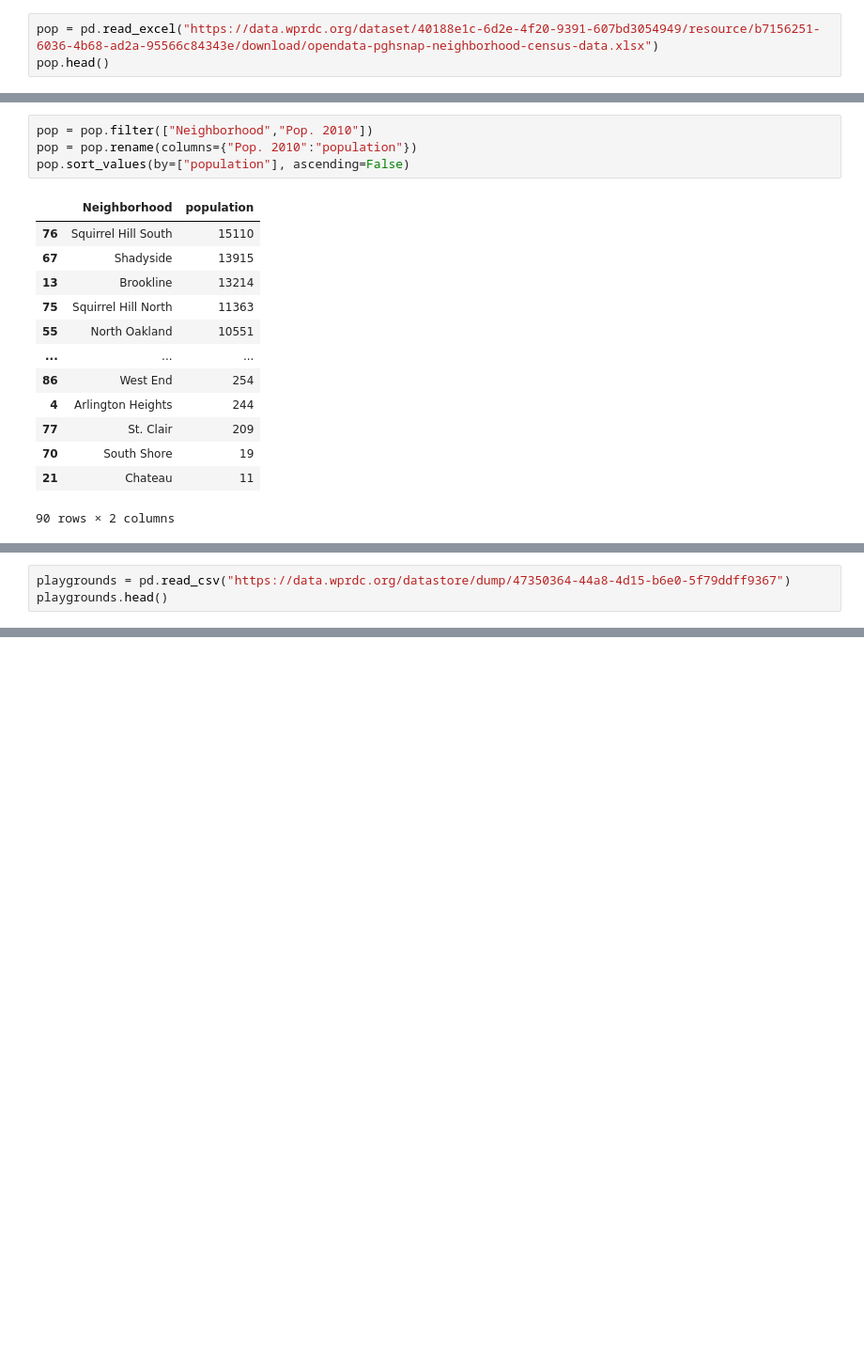
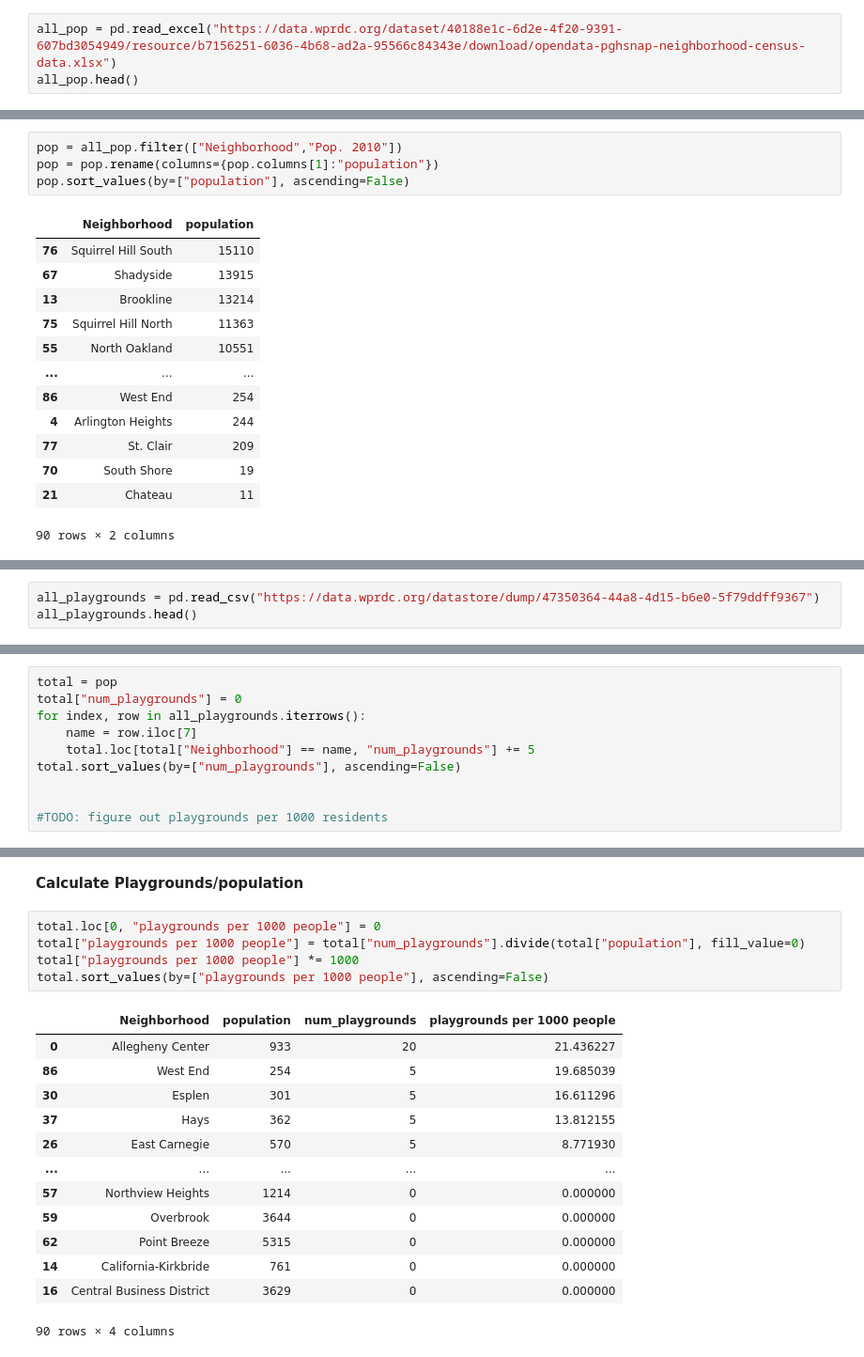
Before and after one commit to blm135/CMPINF0010-Final-Project, a Jupyter notebook: Final-Project.ipynb, the cells around one changed output, grey strips where cells are left out. Shown at 94% size. Saved outputs shown, nothing was run; the diff lists cells and outputs as text; blank space fills up the shorter version.

Commit message:
playgrounds/pop done

```diff
--- a/Final-Project.ipynb
+++ b/Final-Project.ipynb
@@ -35,8 +35,8 @@ import numpy as np
 # %% [markdown]
 ## POPULATION
 # %%
-pop = pd.read_excel("https://data.wprdc.org/dataset/40188e1c-6d2e-4f20-9391-607bd3054949/resource/b7156251-6036-4b68-ad2a-95566c84343e/download/opendata-pghsnap-neighborhood-census-data.xlsx")
-pop.head()
+all_pop = pd.read_excel("https://data.wprdc.org/dataset/40188e1c-6d2e-4f20-9391-607bd3054949/resource/b7156251-6036-4b68-ad2a-95566c84343e/download/opendata-pghsnap-neighborhood-census-data.xlsx")
+all_pop.head()
 # %% [output]
 |  | Neighborhood | Sector # | Pop. 1940 | Pop. 1950 | Pop. 1960 | Pop. 1970 | Pop. 1980 | Pop. 1990 | Pop. 2000 | ... |
 | 0 | Allegheny Center | 3 | 4521 | 3862 | 2512 | 632 | 1586 | 1262 | 886 | ... |
@@ -46,8 +46,8 @@ pop.head()
 | 4 | Arlington Heights | 7 | 2413 | 2860 | 2272 | 2037 | 1466 | 1497 | 238 | ... |
 5 rows × 34 columns
 # %%
-pop = pop.filter(["Neighborhood","Pop. 2010"])
-pop = pop.rename(columns={"Pop. 2010":"population"})
+pop = all_pop.filter(["Neighborhood","Pop. 2010"])
+pop = pop.rename(columns={pop.columns[1]:"population"})
 pop.sort_values(by=["population"], ascending=False)
 # %% [output]
 |  | Neighborhood | population |
@@ -68,6 +68,6 @@ pop.sort_values(by=["population"], ascending=False)
 # %%
-playgrounds = pd.read_csv("https://data.wprdc.org/datastore/dump/47350364-44a8-4d15-b6e0-5f79ddff9367")
-playgrounds.head()
+all_playgrounds = pd.read_csv("https://data.wprdc.org/datastore/dump/47350364-44a8-4d15-b6e0-5f79ddff9367")
+all_playgrounds.head()
 # %% [output]
 |  | id | name | type | maintenance_responsibility | park | street | image | neighborhood | ... |
 | 0 | 731501774 | Able Long Playground | NaN | Parks - Western | Able Long Park | COAST AVE | https://tools.wprdc.org/images/pi... | Beechview | ... |
@@ -98,0 +80,10 @@ playgrounds.sort_values(by=["num_playgrounds"], ascending=False)
+# %%
+total = pop
+total["num_playgrounds"] = 0
+for index, row in all_playgrounds.iterrows():
+    name = row.iloc[7]
+    total.loc[total["Neighborhood"] == name, "num_playgrounds"] += 5
+total.sort_values(by=["num_playgrounds"], ascending=False)
+
+
+#TODO: figure out playgrounds per 1000 residents
@@ -98,0 +104,21 @@ playgrounds.sort_values(by=["num_playgrounds"], ascending=False)
+# %% [markdown]
+**Calculate Playgrounds/population**
+# %%
+total.loc[0, "playgrounds per 1000 people"] = 0
+total["playgrounds per 1000 people"] = total["num_playgrounds"].divide(total["population"], fill_value=0)
+total["playgrounds per 1000 people"] *= 1000
+total.sort_values(by=["playgrounds per 1000 people"], ascending=False)
+# %% [output]
+|  | Neighborhood | population | num_playgrounds | playgrounds per 1000 people |
+| 0 | Allegheny Center | 933 | 20 | 21.436227 |
+| 86 | West End | 254 | 5 | 19.685039 |
+| 30 | Esplen | 301 | 5 | 16.611296 |
+| 37 | Hays | 362 | 5 | 13.812155 |
+| 26 | East Carnegie | 570 | 5 | 8.771930 |
+| ... | ... | ... | ... | ... |
+| 57 | Northview Heights | 1214 | 0 | 0.000000 |
+| 59 | Overbrook | 3644 | 0 | 0.000000 |
+| 62 | Point Breeze | 5315 | 0 | 0.000000 |
+| 14 | California-Kirkbride | 761 | 0 | 0.000000 |
+| 16 | Central Business District | 3629 | 0 | 0.000000 |
+90 rows × 4 columns
```
Also changed, not shown: parts of 11 cells of this notebook.
